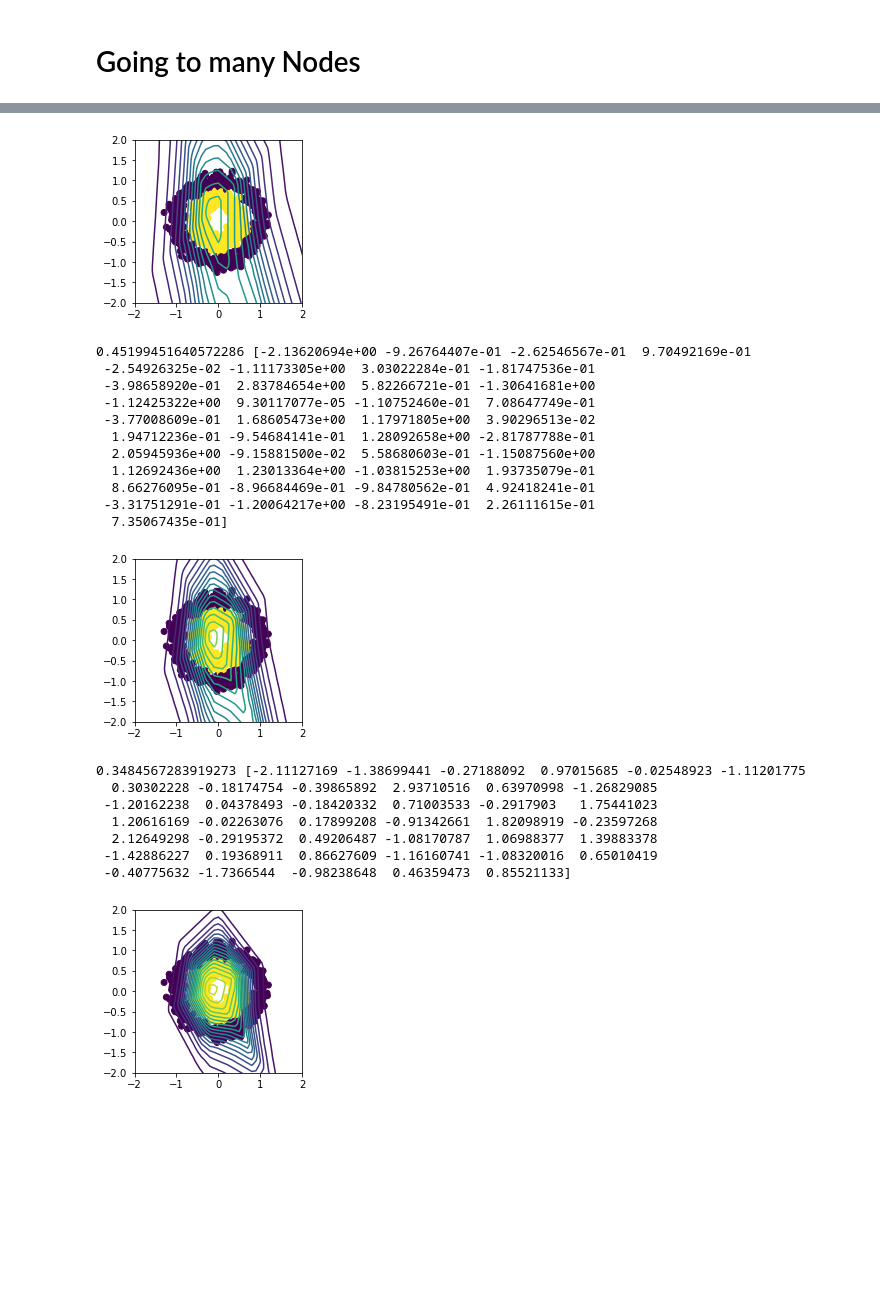
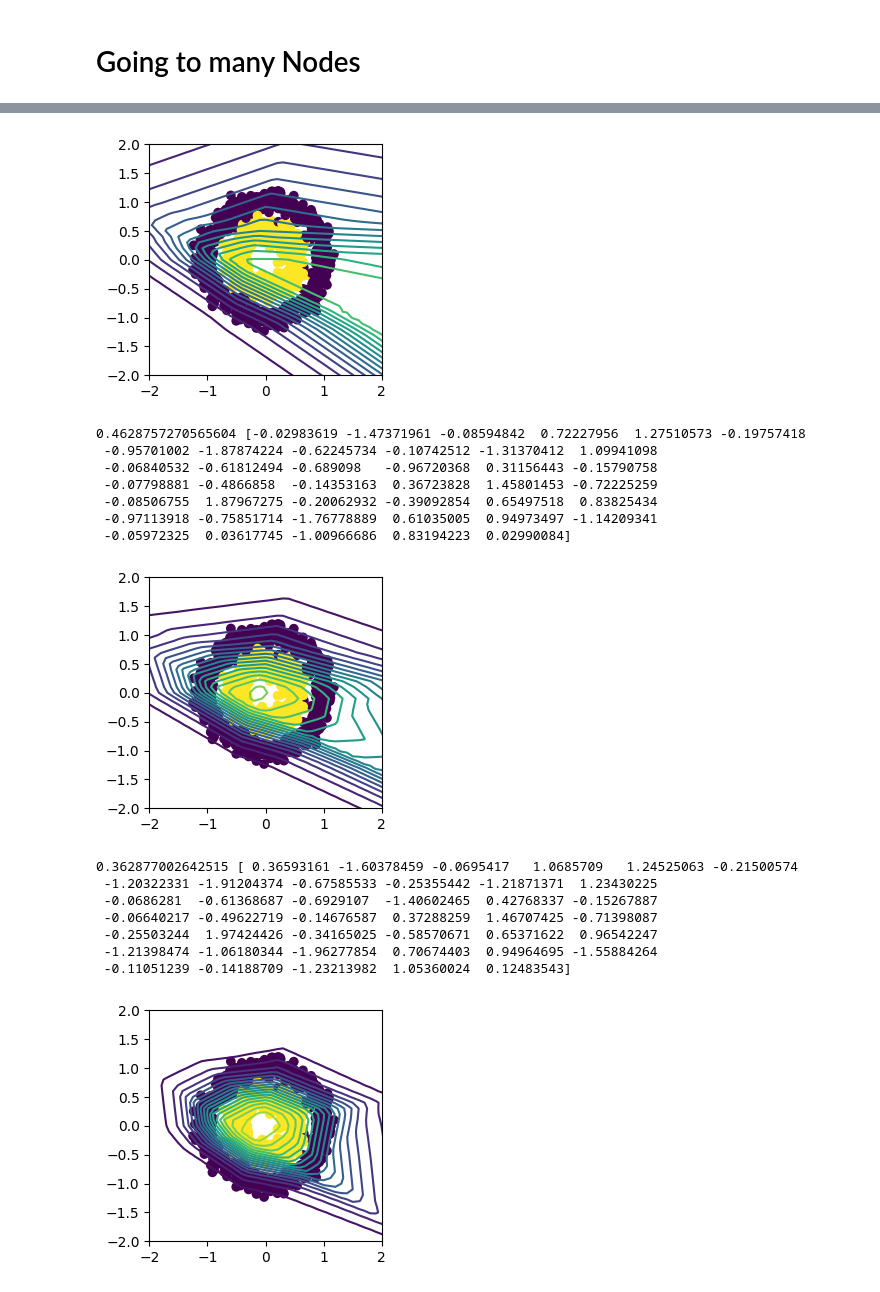
Before and after one commit to turrrret/tumph_deeplearning_wise_2022, a Jupyter notebook: Exercises_Lecture4.ipynb, the cells around one changed output, grey strips where cells are left out. Saved outputs shown, nothing was run; the diff lists cells and outputs as text; code cells hidden in the pictures; blank space fills up the shorter version.

```diff
--- a/Exercises_Lecture4.ipynb
+++ b/Exercises_Lecture4.ipynb
@@ -288,5 +288,5 @@ def generate_data(N):
     X,z = skld.make_circles(N, noise = 0.1, factor=0.5)
     return X,z
 # %%
-learn(generate_data(1000),np.random.normal(size = (3*N_NODES+N_NODES+1)) ,multilayer_perceptron)
+learn(generate_data(1000),np.random.normal(size = (3*N_NODES+N_NODES+1)), many_nodes_mlp)
 # %% [output]
@@ -308,21 +308,17 @@ learn(generate_data(1000),np.random.normal(size = (3*N_NODES+N_NODES+1)) ,multil
-[figure, old version]
+[figure, new version]
-0.45199451640572286 [-2.13620694e+00 -9.26764407e-01 -2.62546567e-01  9.70492169e-01
- -2.54926325e-02 -1.11173305e+00  3.03022284e-01 -1.81747536e-01
- -3.98658920e-01  2.83784654e+00  5.82266721e-01 -1.30641681e+00
- -1.12425322e+00  9.30117077e-05 -1.10752460e-01  7.08647749e-01
- -3.77008609e-01  1.68605473e+00  1.17971805e+00  3.90296513e-02
-  1.94712236e-01 -9.54684141e-01  1.28092658e+00 -2.81787788e-01
-  2.05945936e+00 -9.15881500e-02  5.58680603e-01 -1.15087560e+00
-  1.12692436e+00  1.23013364e+00 -1.03815253e+00  1.93735079e-01
-  8.66276095e-01 -8.96684469e-01 -9.84780562e-01  4.92418241e-01
- -3.31751291e-01 -1.20064217e+00 -8.23195491e-01  2.26111615e-01
-  7.35067435e-01]
+0.4628757270565604 [-0.02983619 -1.47371961 -0.08594842  0.72227956  1.27510573 -0.19757418
+ -0.95701002 -1.87874224 -0.62245734 -0.10742512 -1.31370412  1.09941098
+ -0.06840532 -0.61812494 -0.689098   -0.96720368  0.31156443 -0.15790758
+ -0.07798881 -0.4866858  -0.14353163  0.36723828  1.45801453 -0.72225259
+ -0.08506755  1.87967275 -0.20062932 -0.39092854  0.65497518  0.83825434
+ -0.97113918 -0.75851714 -1.76778889  0.61035005  0.94973497 -1.14209341
+ -0.05972325  0.03617745 -1.00966686  0.83194223  0.02990084]
-[figure, old version]
+[figure, new version]
-0.3484567283919273 [-2.11127169 -1.38699441 -0.27188092  0.97015685 -0.02548923 -1.11201775
-  0.30302228 -0.18174754 -0.39865892  2.93710516  0.63970998 -1.26829085
- -1.20162238  0.04378493 -0.18420332  0.71003533 -0.2917903   1.75441023
-  1.20616169 -0.02263076  0.17899208 -0.91342661  1.82098919 -0.23597268
-  2.12649298 -0.29195372  0.49206487 -1.08170787  1.06988377  1.39883378
- -1.42886227  0.19368911  0.86627609 -1.16160741 -1.08320016  0.65010419
- -0.40775632 -1.7366544  -0.98238648  0.46359473  0.85521133]
+0.362877002642515 [ 0.36593161 -1.60378459 -0.0695417   1.0685709   1.24525063 -0.21500574
+ -1.20322331 -1.91204374 -0.67585533 -0.25355442 -1.21871371  1.23430225
+ -0.0686281  -0.61368687 -0.6929107  -1.40602465  0.42768337 -0.15267887
+ -0.06640217 -0.49622719 -0.14676587  0.37288259  1.46707425 -0.71398087
+ -0.25503244  1.97424426 -0.34165025 -0.58570671  0.65371622  0.96542247
+ -1.21398474 -1.06180344 -1.96277854  0.70674403  0.94964695 -1.55884264
+ -0.11051239 -0.14188709 -1.23213982  1.05360024  0.12483543]
-[figure, old version]
+[figure, new version]
```
Also changed, not shown: parts of 5 cells of this notebook, 1 other file.
